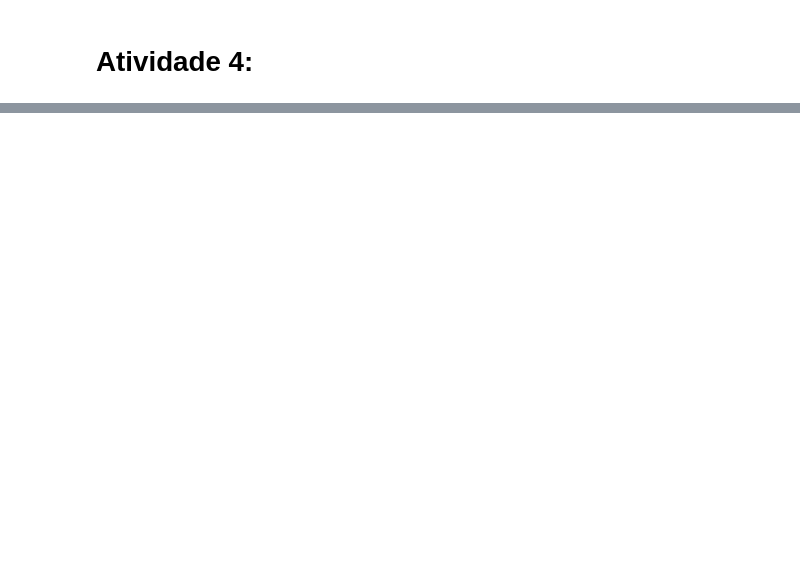
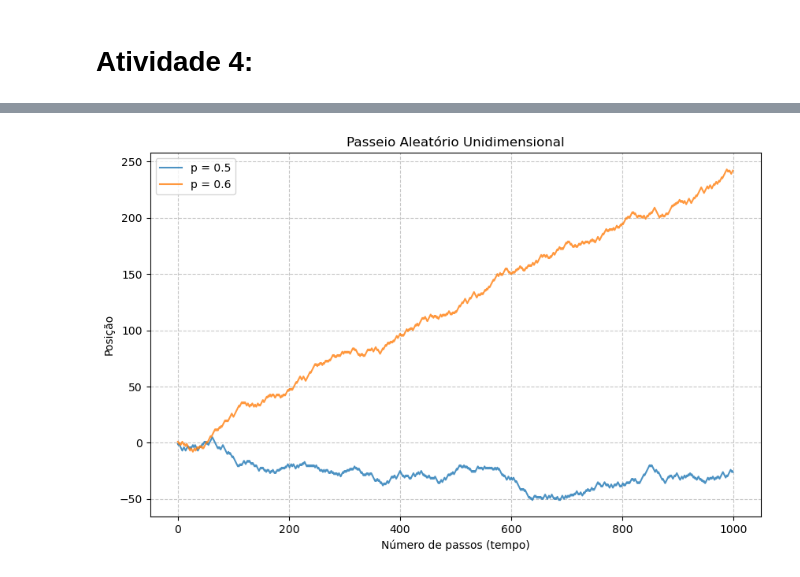
Before and after one commit to marianasenuke/testevscode2, a Jupyter notebook: Atividade 4.ipynb/atividade 4.ipynb, the cells around one changed output, grey strips where cells are left out. Saved outputs shown, nothing was run; the diff lists cells and outputs as text; code cells hidden in the pictures; blank space fills up the shorter version.

```diff
--- a/Atividade 4.ipynb/atividade 4.ipynb
+++ b/Atividade 4.ipynb/atividade 4.ipynb
@@ -73,0 +104,49 @@ plt.ylabel('Posição')
+# %%
+#Passeio aleatório (médias):
+import numpy as np
+import matplotlib.pyplot as plt
+
+def passeio_aleatorio(N, p):
+    """
+
+    """
+    rng = np.random.default_rng()  # Cria um gerador de números aleatórios
+
+    # Gera N números aleatórios entre 0 e 1
+    aleatorios = rng.random(N)
+
+    # Determina a direção de cada passo (1 para direita, -1 para esquerda)
+    passos = np.where(aleatorios < p, 1, -1)
+
+    # Calcula a posição cumulativa (soma acumulada dos passos)
+    posicao = np.cumsum(passos)
+
+    return posicao
+
+# Parâmetros da simulação
+N = 1000  # Número de passos
+p1 = 0.5  # Probabilidade para o primeiro caso
+p2 = 0.6  # Probabilidade para o segundo caso
+
+# Simula os passeios
+passeio1 = passeio_aleatorio(N, p1)
+passeio2 = passeio_aleatorio(N, p2)
+
+# Configuração do gráfico
+plt.figure(figsize=(10, 6))
+
+# Plota os dois passeios
+plt.plot(passeio1, label=f'p = {p1}', alpha=0.8)
+plt.plot(passeio2, label=f'p = {p2}', alpha=0.8)
+
+# Adiciona elementos ao gráfico
+plt.xlabel('Número de passos (tempo)')
+plt.ylabel('Posição')
+plt.title('Passeio Aleatório Unidimensional')
+plt.legend()
+plt.grid(True, linestyle='--', alpha=0.7)
+
+# Mostra o gráfico
+plt.show()
+# %% [output]
+[figure, added]
```
Also changed, not shown: parts of 5 cells of this notebook.
